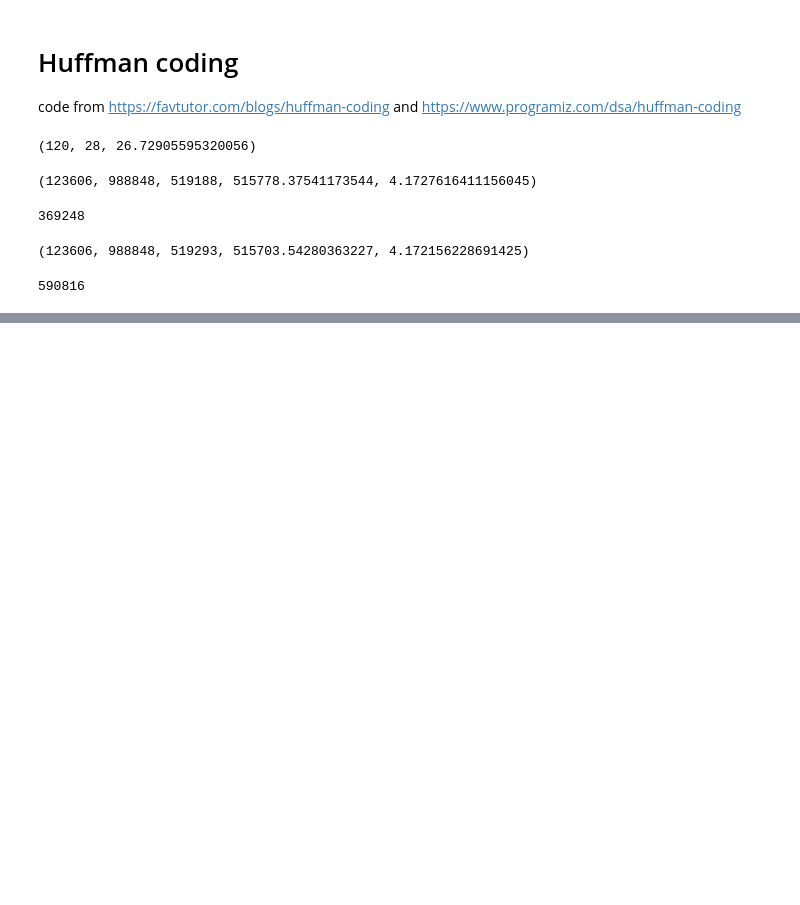
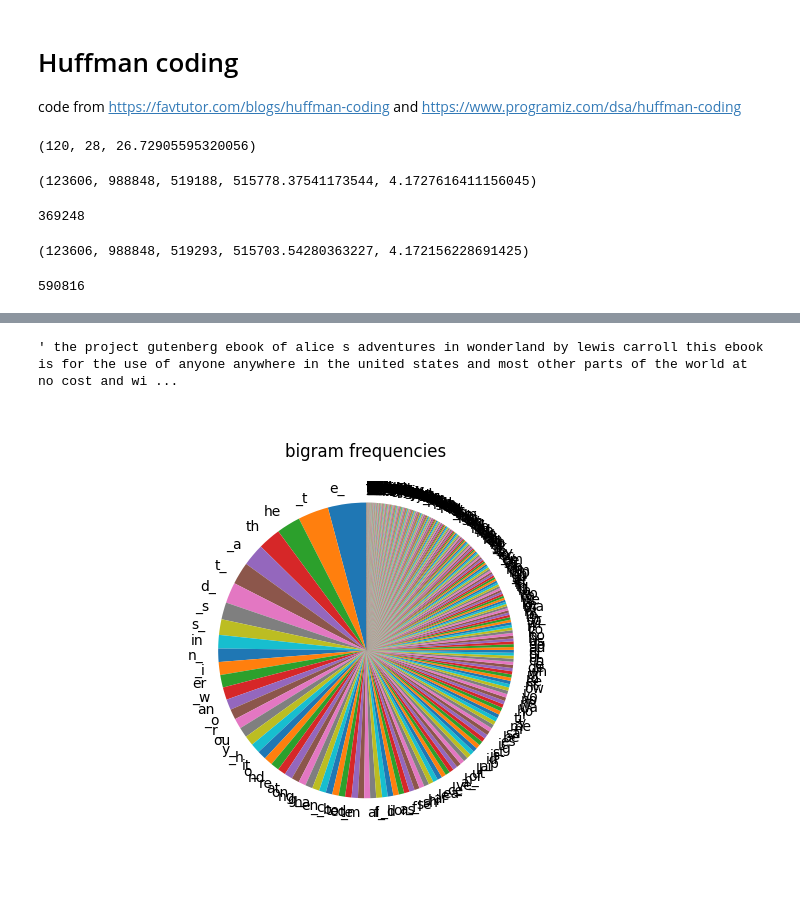
Before and after one commit to cschaffner/ITNuggets, a Jupyter notebook: notebooks/ITNuggets.ipynb, the cells around one changed output, grey strips where cells are left out. Cells and saved outputs as stored; diff of their text form; code cells hidden in the pictures; blank space fills up the shorter version.

```diff
--- a/notebooks/ITNuggets.ipynb
+++ b/notebooks/ITNuggets.ipynb
@@ -322,0 +364,21 @@ with open("letter_samples.txt", 'w') as f:
+# %%
+Alice_data[:900]
+# %% [output]
+' the project gutenberg ebook of alice s adventures in wonderland by lewis carroll this ebook is for the use of anyone anywhere in the united states and most other parts of the world at no cost and wi ...
+# %%
+# count bigrams
+
+# from https://www.codespeedy.com/compute-bigrams-frequency-in-a-string-in-python/
+bigram_count = Counter(Alice_data[i:i+2] for i in range(len(Alice_data)-1))
+total_count = sum(bigram_count.values())
+
+bigrams, bigram_freq = zip(*bigram_count.most_common())
+bigram_dist = [x / total_count for x in bigram_freq]
+
+bigram_labels = tuple(bigram.replace(' ', '_') for bigram in bigrams)   # to increase readability
+plt.pie(bigram_freq, labels=bigram_labels, startangle=90)
+plt.title("bigram frequencies")
+plt.savefig("bigramfreq", transparent=True)
+plt.show()
+# %% [output]
+[figure, added]
```
Also changed, not shown: parts of 7 cells of this notebook, 2 other files.
